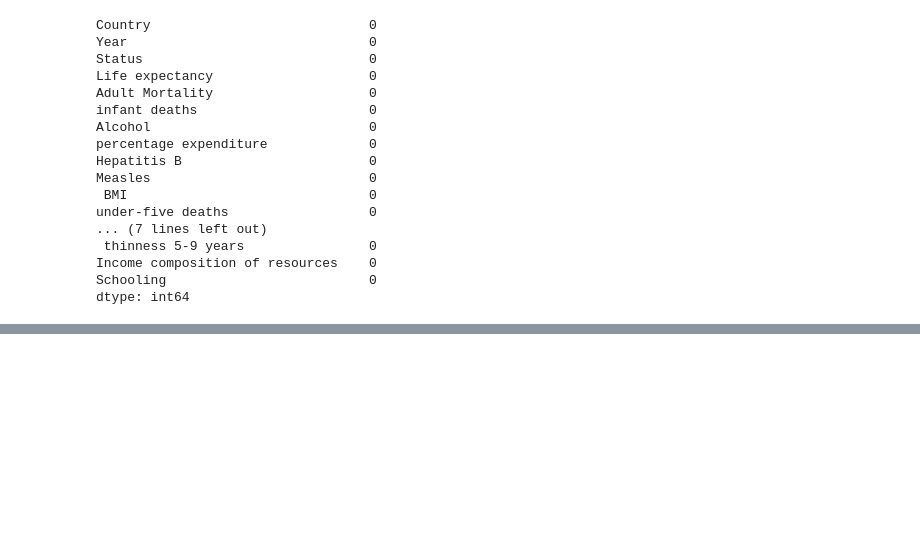
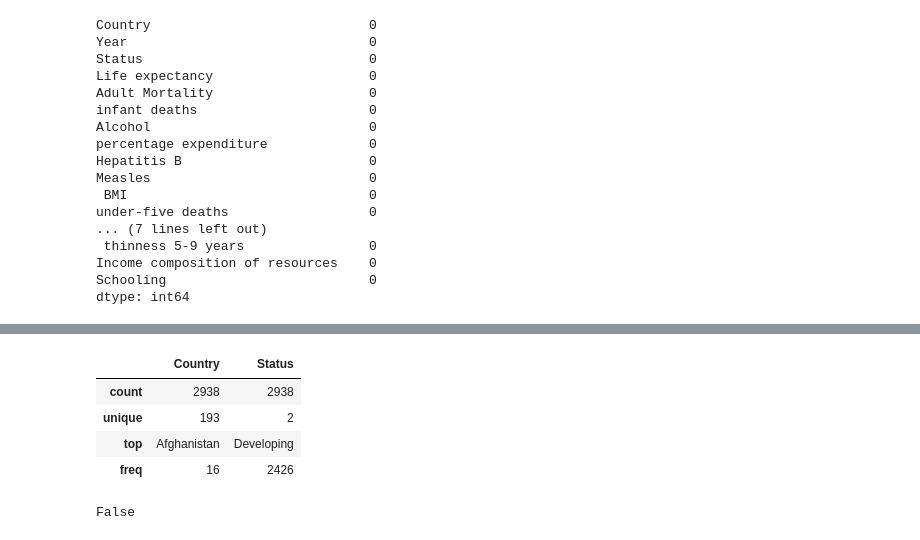
Before and after one commit to EstebanGarnicaMateus/Portfolio, a Jupyter notebook: ds_projects/data_science/Life_expectancy.ipynb, the cells around one changed output, grey strips where cells are left out. Drawn from its saved outputs; the diff is of its cells as text; code cells hidden in the pictures; blank space fills up the shorter version.

```diff
--- a/ds_projects/data_science/Life_expectancy.ipynb
+++ b/ds_projects/data_science/Life_expectancy.ipynb
@@ -214,0 +239,14 @@ dtype: int64
+# %%
+# see quick info of category values
+
+df.describe(include = object)
+# %% [output]
+|  | Country | Status |
+| count | 2938 | 2938 |
+| unique | 193 | 2 |
+| top | Afghanistan | Developing |
+| freq | 16 | 2426 |
+# %%
+df.duplicated().any()
+# %% [output]
+False
```
Also changed, not shown: parts of 5 cells of this notebook.
